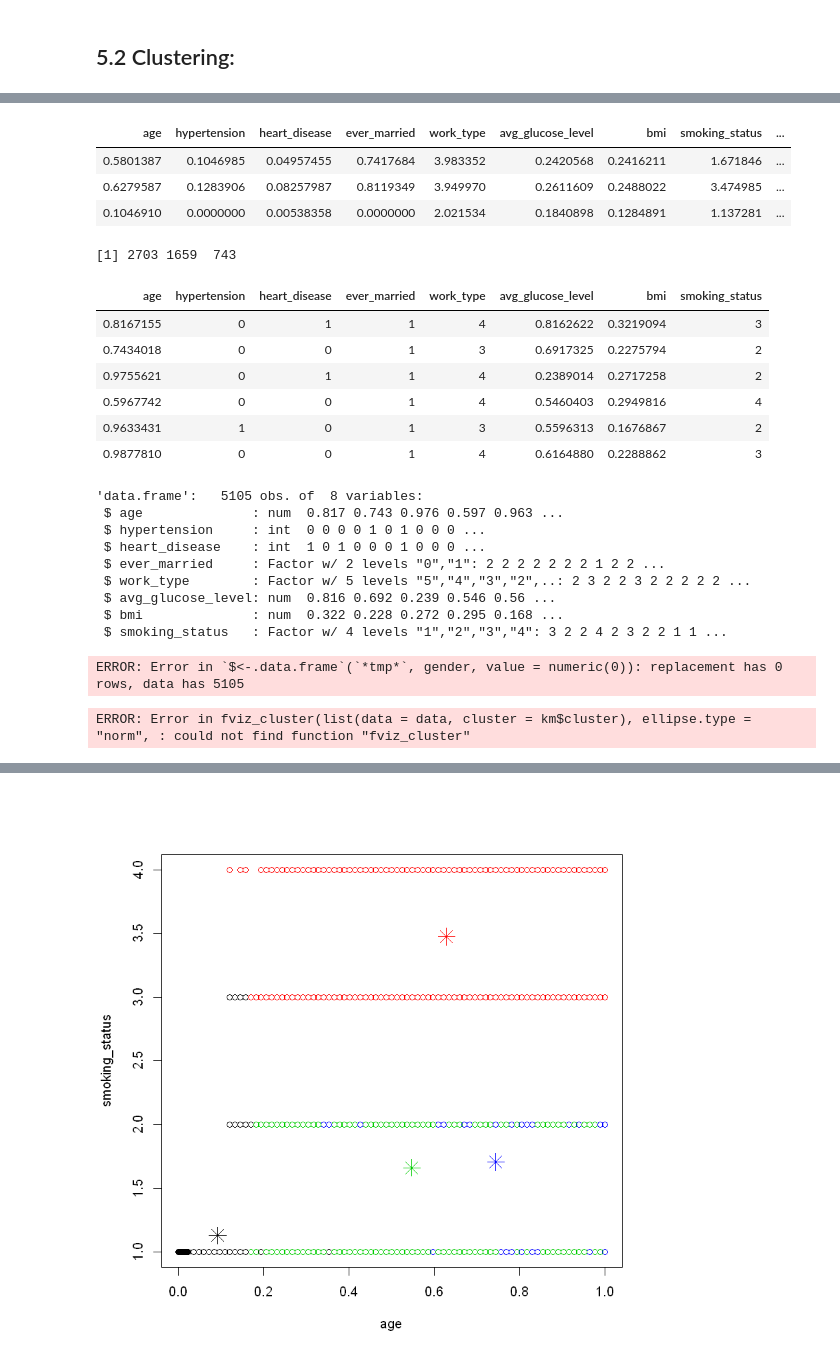
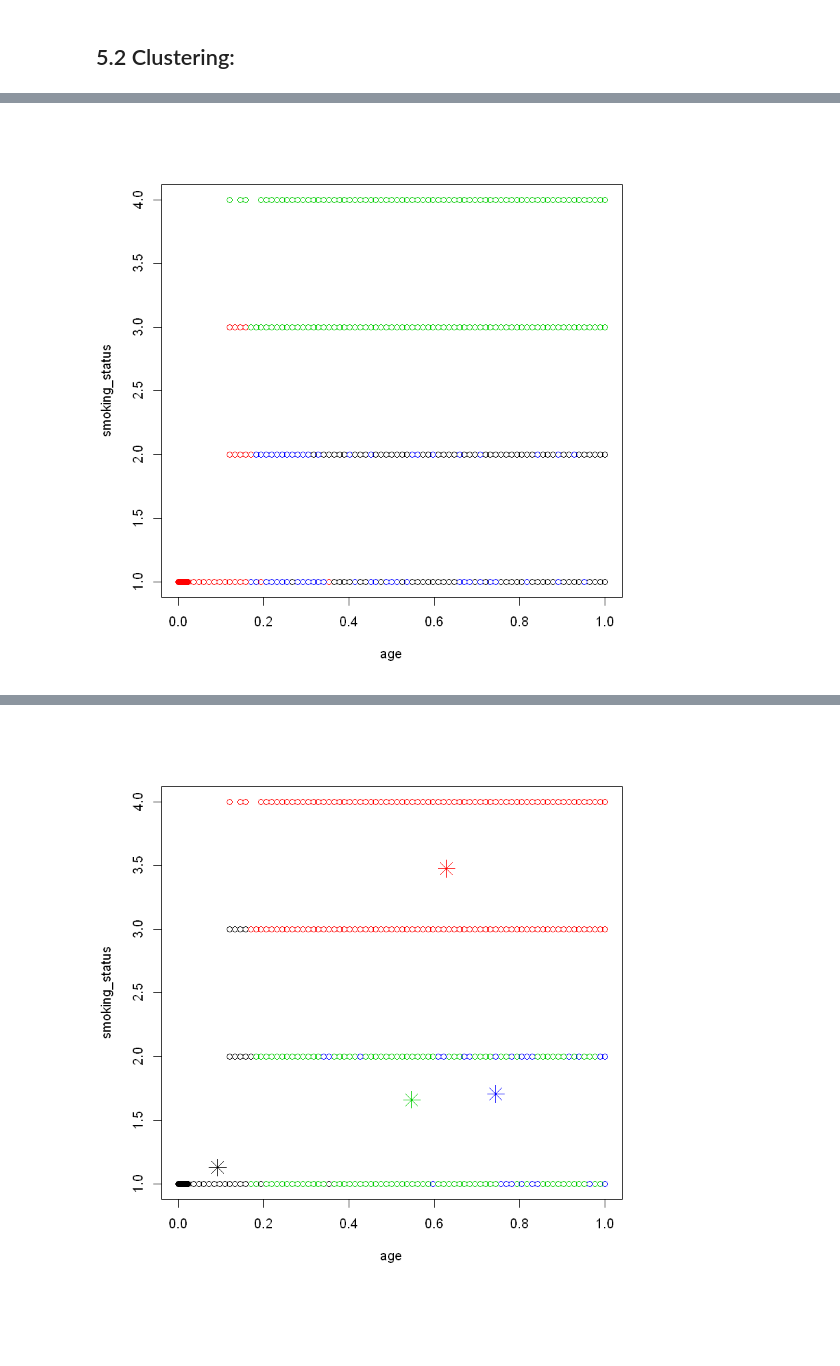
Before and after one commit to mriamft/Stroke-Prediction, a Jupyter notebook: Phase(2) Data Mining Notebook.ipynb, the cells around one changed output, grey strips where cells are left out. Saved outputs shown, nothing was run; the diff lists cells and outputs as text; code cells hidden in the pictures; blank space fills up the shorter version.

Commit message:
Revert "Update Phase(2) Data Mining Notebook.ipynb"
This reverts commit 23a8eeddde2577d5f259cecd622b51f689837237.

```diff
--- a/Phase(2) Data Mining Notebook.ipynb
+++ b/Phase(2) Data Mining Notebook.ipynb
@@ -842,9 +904,3 @@ class(data)
-# %%
-data = as.data.frame(data)
 # %%
-ggplot(data, aes(x, y)) +
-    geom_point() +
-    theme(
-      axis.title.x = element_text(size = 20),
-      axis.text.x = element_text(size = 20),
-              axis.title.y = element_text(size = 20))
+set.seed(8953)
+kmeans.result <- kmeans(data, 4)
@@ -890,12 +907,4 @@ library(cluster)
 # %%
-kmeans<-kmeans(data,3,iter.max=300,nstart=10)
-
-clusplot(data, kmeans$cluster,
-         lines = 0,
-         shade = TRUE,
-         color = TRUE,
-         labels = 2,
-         plotchar = FALSE,
-         span = TRUE,
-         main = paste('Clusters of Stroke- 3 clusters'),)
+# print the clusterng result
+kmeans.result
 # %% [output]
@@ -903,45 +928,9 @@ clusplot(data, kmeans$cluster,
 # %%
-kmeans$centers
-
-kmeans$size
+#4- visualize clustering
+install.packages("factoextra")
+library(factoextra)
+fviz_cluster(kmeans.result, data = data)
-# %% [output]
-| age | hypertension | heart_disease | ever_married | work_type | avg_glucose_level | bmi | smoking_status | ... |
-| 0.5801387 | 0.1046985 | 0.04957455 | 0.7417684 | 3.983352 | 0.2420568 | 0.2416211 | 1.671846 | ... |
-| 0.6279587 | 0.1283906 | 0.08257987 | 0.8119349 | 3.949970 | 0.2611609 | 0.2488022 | 3.474985 | ... |
-| 0.1046910 | 0.0000000 | 0.00538358 | 0.0000000 | 2.021534 | 0.1840898 | 0.1284891 | 1.137281 | ... |
-[1] 2703 1659  743
 # %%
-data <- data[,!names(data) %in% c("stroke","id")]
-head(data)
-str(data)
+plot(data[, c("age","smoking_status")], col = (kmeans.result$cluster) )
 # %% [output]
-| age | hypertension | heart_disease | ever_married | work_type | avg_glucose_level | bmi | smoking_status |
-| 0.8167155 | 0 | 1 | 1 | 4 | 0.8162622 | 0.3219094 | 3 |
-| 0.7434018 | 0 | 0 | 1 | 3 | 0.6917325 | 0.2275794 | 2 |
-| 0.9755621 | 0 | 1 | 1 | 4 | 0.2389014 | 0.2717258 | 2 |
-| 0.5967742 | 0 | 0 | 1 | 4 | 0.5460403 | 0.2949816 | 4 |
-| 0.9633431 | 1 | 0 | 1 | 3 | 0.5596313 | 0.1676867 | 2 |
-| 0.9877810 | 0 | 0 | 1 | 4 | 0.6164880 | 0.2288862 | 3 |
-'data.frame':   5105 obs. of  8 variables:
- $ age              : num  0.817 0.743 0.976 0.597 0.963 ...
- $ hypertension     : int  0 0 0 0 1 0 1 0 0 0 ...
- $ heart_disease    : int  1 0 1 0 0 0 1 0 0 0 ...
- $ ever_married     : Factor w/ 2 levels "0","1": 2 2 2 2 2 2 2 1 2 2 ...
- $ work_type        : Factor w/ 5 levels "5","4","3","2",..: 2 3 2 2 3 2 2 2 2 2 ...
- $ avg_glucose_level: num  0.816 0.692 0.239 0.546 0.56 ...
- $ bmi              : num  0.322 0.228 0.272 0.295 0.168 ...
- $ smoking_status   : Factor w/ 4 levels "1","2","3","4": 3 2 2 4 2 3 2 2 1 1 ...
+[figure, added]
-# %%
-
-#Making changes for converting data types
-
-#Converting interger&factor columns too numeric
-data$gender <- as.numeric(data$gender)
-data$hypertension <- as.numeric(data$hypertension )
-data$heart_disease <- as.numeric(data$heart_disease )
-data$ever_married   <- as.numeric(data$ever_married  )
-data$work_type   <- as.numeric(data$work_type  )
-data$Residence_type  <- as.numeric(data$Residence_type )
-data$smoking_status <- as.numeric(data$smoking_status )
-# %% [output]
-ERROR: Error in `$<-.data.frame`(`*tmp*`, gender, value = numeric(0)): replacement has 0 rows, data has 5105
@@ -964,9 +936,0 @@ fviz_cluster(km, data = data,
-# %%
-
-fviz_cluster(list(data = data, cluster = km$cluster),
-             ellipse.type = "norm", geom = "point", stand = FALSE,
-             palette = "jco", ggtheme = theme_classic())
-
-pam.res <- pam(data, 2)
-# %% [output]
-ERROR: Error in fviz_cluster(list(data = data, cluster = km$cluster), ellipse.type = "norm", : could not find function "fviz_cluster"
```
Also changed, not shown: parts of 16 cells of this notebook.
